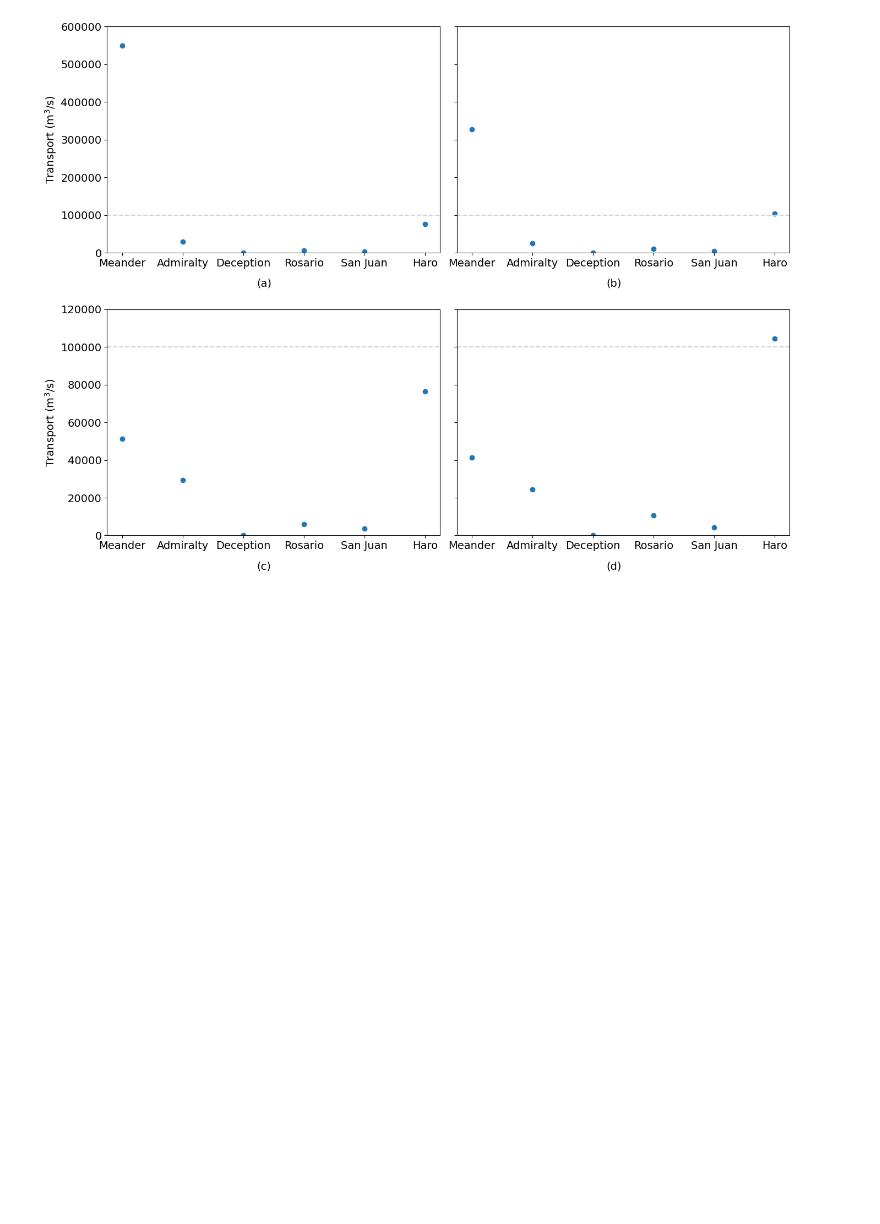
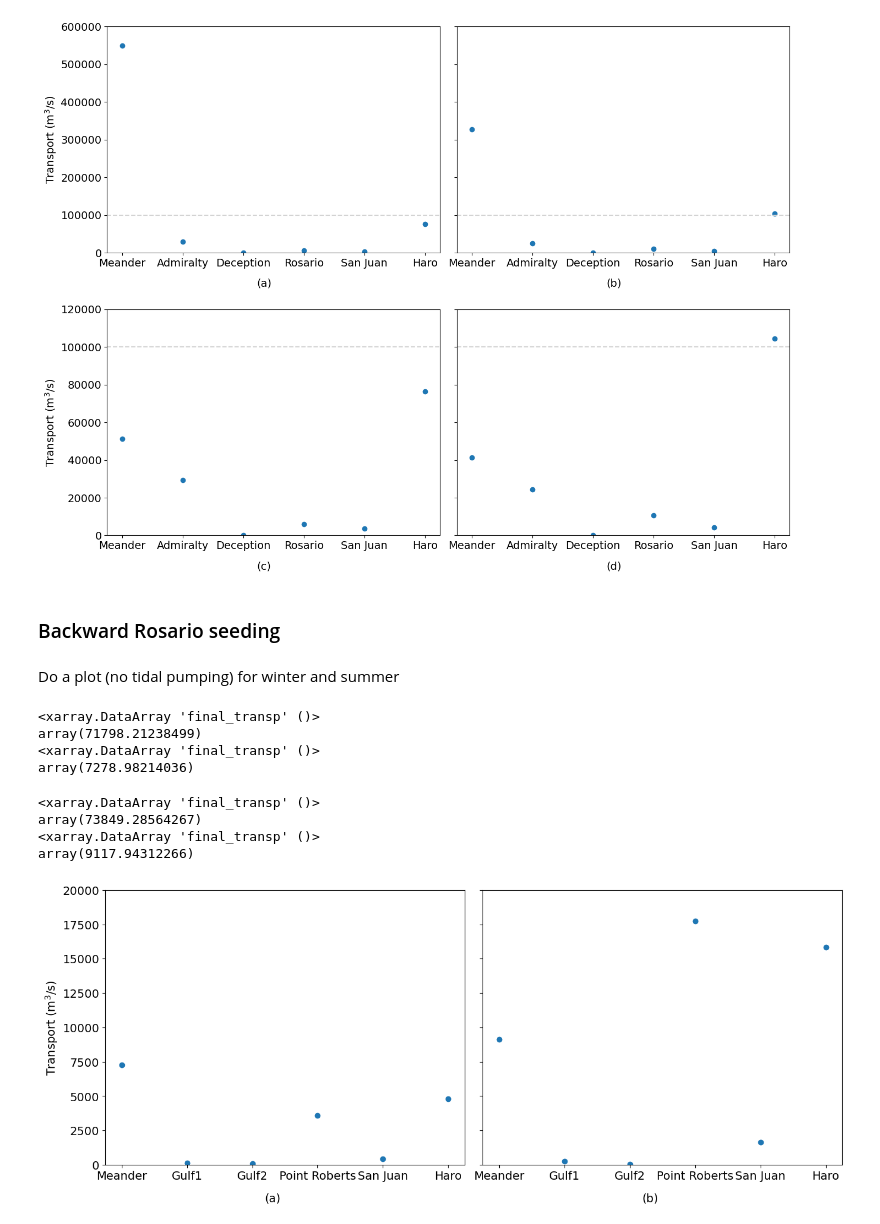
Before and after one commit to SalishSeaCast/analysis-camryn, a Jupyter notebook: Ariane/meander_analysis.ipynb, the cells around one changed output. Drawn from its saved outputs; the diff is of its cells as text; code cells hidden in the pictures; blank space fills up the shorter version.

Commit message:
additional figures

```diff
--- a/Ariane/meander_analysis.ipynb
+++ b/Ariane/meander_analysis.ipynb
@@ -252,6 +254,8 @@ for file in files:
 # %%
 datafvs = xr.open_dataset('/ocean/cstang/MOAD/analysis-camryn/Ariane/for_jan18/for_straight_01jan18_s7t28/ariane_positions_quantitative.nc')
 datafvs07 = xr.open_dataset('/ocean/cstang/MOAD/analysis-camryn/Ariane/for_jan18/for_straight_01jul18_s7t21/ariane_positions_quantitative.nc')
+databrspr = xr.open_dataset('/ocean/cstang/MOAD/analysis-camryn/Ariane/backrosPR_jan18/back_straight_28jan18_s7t28/ariane_positions_quantitative.nc')
+databrspr07 = xr.open_dataset('/ocean/cstang/MOAD/analysis-camryn/Ariane/backrosPR_jul18/back_straight_28jul18_s7t28/ariane_positions_quantitative.nc')
 # %%
 section_transpfvs = []
 sectionnum = [0,2,3,4,5,6]
@@ -360,3 +364,81 @@ fig.subplots_adjust(wspace=0.05, hspace=0.25)
 fig.savefig('/ocean/cstang/MOAD/analysis-camryn/Figures/transportVS_tidalpump.png',bbox_inches='tight')
 # %% [output]
 [figure]
+# %% [markdown]
+### Backward Rosario seeding
+# %% [markdown]
+Do a plot (no tidal pumping) for winter and summer
+# %%
+section_transpbrspr = []
+
+for section in sectionnum:
+    section_transpbrspr.append(get_datat(databrspr,section,starttime,endtime))
+
+mdbrspr = get_secdata(databrspr,0)
+age_mdbrspr = mdbrspr['final_age']
+
+transp_refbrspr = np.sum(mdbrspr['final_transp'][age_mdbrspr >= 24])/168
+total_md_brspr = np.sum(mdbrspr['final_transp'])/168
+
+print(total_md_brspr)
+print(transp_refbrspr)
+
+section_transpbrspr = np.array(section_transpbrspr)
+section_transpbrspr[0] = transp_refbrspr.values
+# %% [output]
+<xarray.DataArray 'final_transp' ()>
+array(71798.21238499)
+<xarray.DataArray 'final_transp' ()>
+array(7278.98214036)
+# %%
+section_transpbrspr07 = []
+
+for section in sectionnum:
+    section_transpbrspr07.append(get_datat(databrspr07,section,starttime,endtime))
+
+mdbrspr07 = get_secdata(databrspr07,0)
+age_mdbrspr07 = mdbrspr07['final_age']
+
+transp_refbrspr07 = np.sum(mdbrspr07['final_transp'][age_mdbrspr07 >= 24])/168
+total_md_brspr07 = np.sum(mdbrspr07['final_transp'])/168
+
+print(total_md_brspr07)
+print(transp_refbrspr07)
+
+section_transpbrspr07 = np.array(section_transpbrspr07)
+section_transpbrspr07[0] = transp_refbrspr07.values
+# %% [output]
+<xarray.DataArray 'final_transp' ()>
+array(73849.28564267)
+<xarray.DataArray 'final_transp' ()>
+array(9117.94312266)
+# %%
+plt.rcParams['font.size'] = 14
+
+fig,[ax1,ax2] =plt.subplots(1,2,figsize=(16,6))
+
+ax1.scatter(sectionnumplot,section_transpbrspr)
+ax1.set_xticks(sectionnumplot)
+ax1.set_xticklabels(['Meander','Gulf1','Gulf2','Point Roberts','San Juan','Haro'],rotation=0)
+ax1.set_ylabel(f'Transport (m$^3$/s)')
+# ax1.set_xlabel('Final Boundary')
+ax1.set_ylim([0,20000])
+ax1.axhline(100000,color='lightgrey',ls='--')
+
+ax2.scatter(sectionnumplot,section_transpbrspr07)
+ax2.set_xticks(sectionnumplot)
+ax2.set_xticklabels(['Meander','Gulf1','Gulf2','Point Roberts','San Juan','Haro'],rotation=0)
+# ax2.set_ylabel(f'Transport (m$^3$/s)')
+ax2.set_yticklabels([])
+# ax1.set_xlabel('Final Boundary')
+ax2.set_ylim([0,20000])
+ax2.axhline(100000,color='lightgrey',ls='--')
+
+ax1.text(0.3, -0.3, "(a)", transform=ax3.transAxes)
+ax2.text(0.3, -0.3, "(b)", transform=ax4.transAxes)
+
+fig.subplots_adjust(wspace=0.05, hspace=0.25)
+
+fig.savefig('/ocean/cstang/MOAD/analysis-camryn/Figures/section_transportbrspr.png',bbox_inches='tight')
+# %% [output]
+[figure, added]
```
Also changed, not shown: parts of 1 cell of this notebook.
